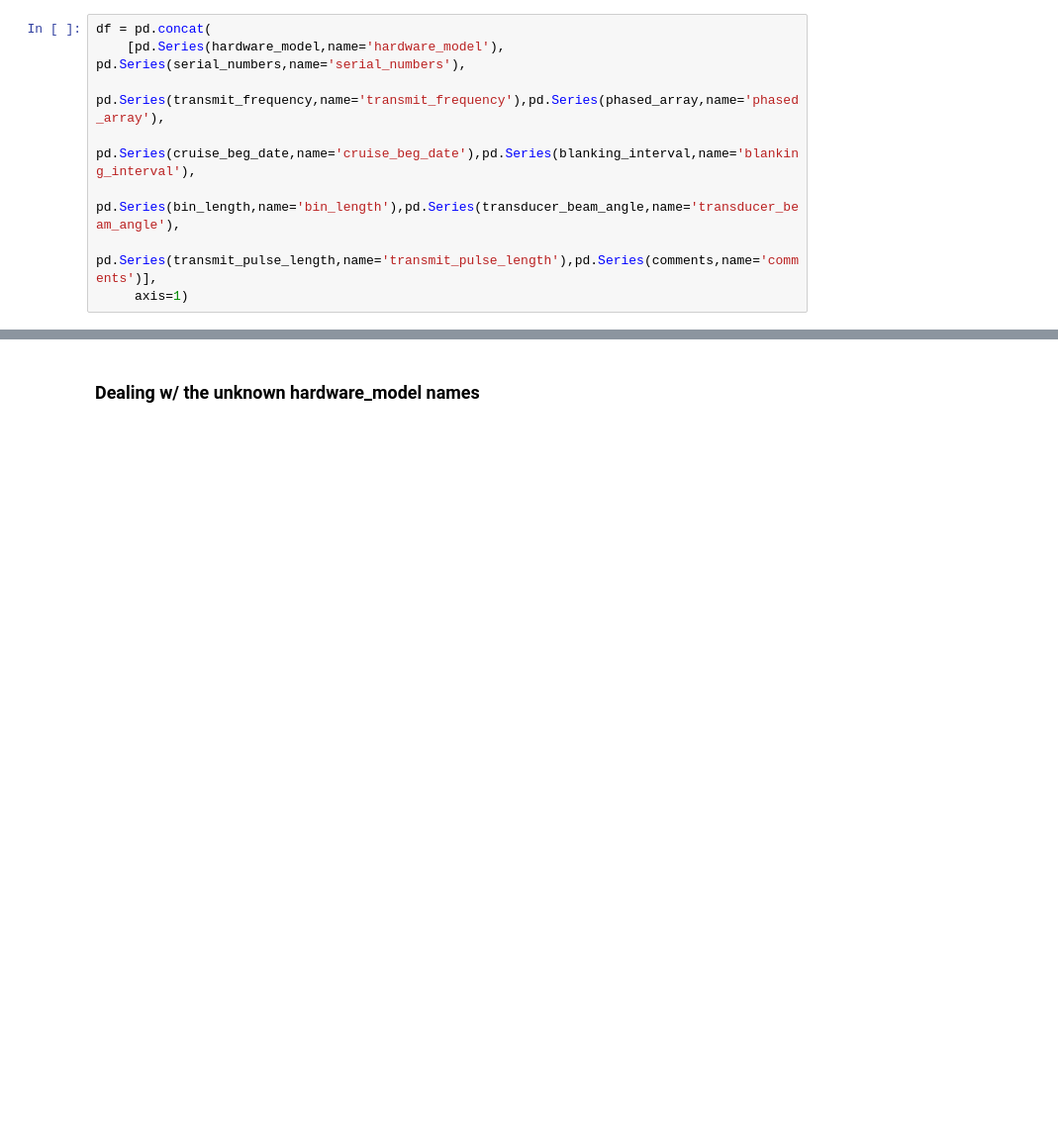
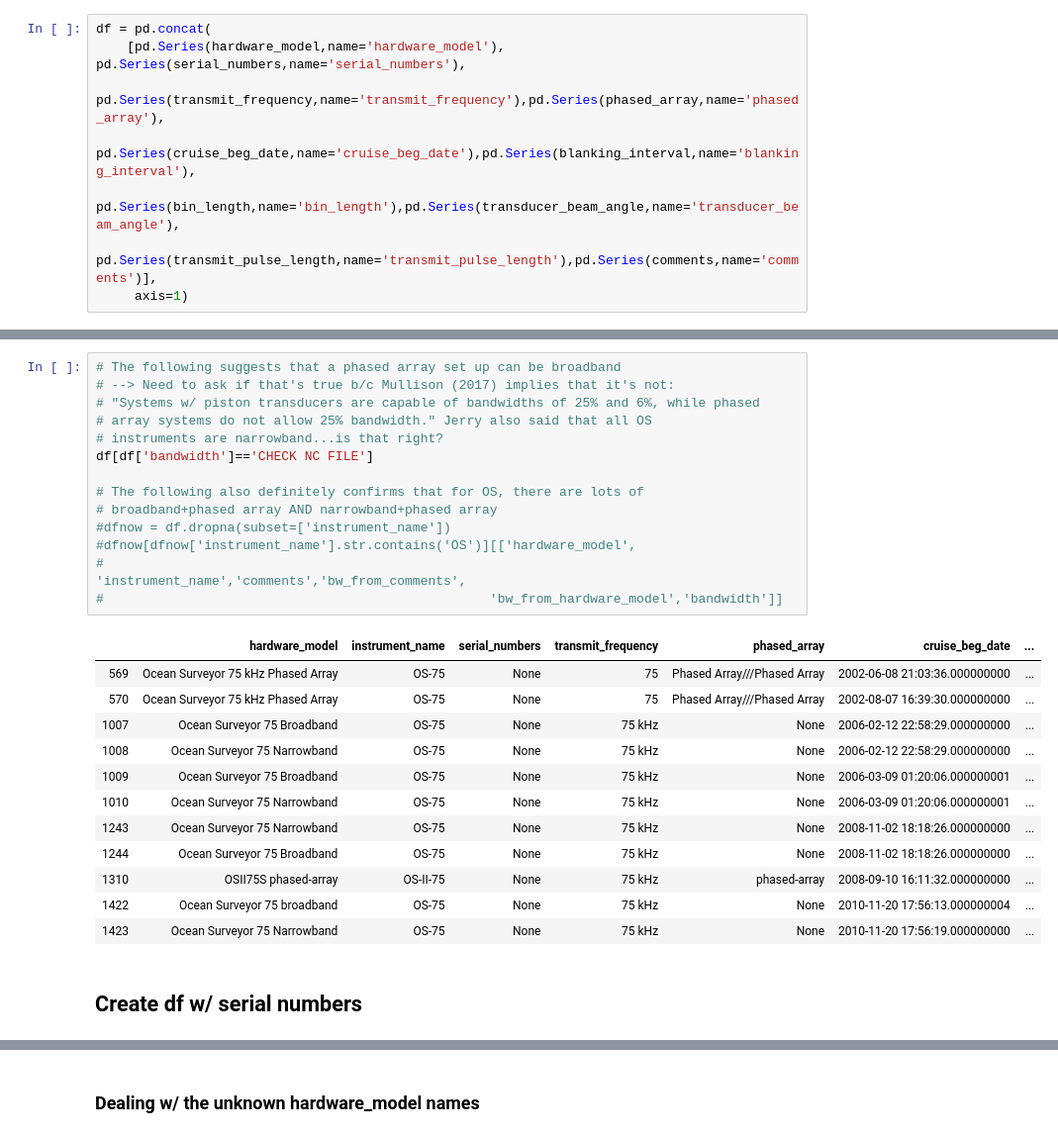
Before and after one commit to shirleyswirley/acoustic-variability, a Jupyter notebook: python/create_instrument_spreadsheet.ipynb, the cells around one changed output, grey strips where cells are left out. Shown: that part at 99% size. Cells and saved outputs as stored; diff of their text form; blank space fills up the shorter version.

Commit message:
adding in phased array nuances

```diff
--- a/python/create_instrument_spreadsheet.ipynb
+++ b/python/create_instrument_spreadsheet.ipynb
@@ -198,0 +277,29 @@ df['hardware_model'].value_counts().to_csv('jasadcp_unique_instruments.csv', hea
+# %%
+# The following suggests that a phased array set up can be broadband
+# --> Need to ask if that's true b/c Mullison (2017) implies that it's not:
+# "Systems w/ piston transducers are capable of bandwidths of 25% and 6%, while phased
+# array systems do not allow 25% bandwidth." Jerry also said that all OS
+# instruments are narrowband...is that right?
+df[df['bandwidth']=='CHECK NC FILE']
+
+# The following also definitely confirms that for OS, there are lots of
+# broadband+phased array AND narrowband+phased array
+#dfnow = df.dropna(subset=['instrument_name'])
+#dfnow[dfnow['instrument_name'].str.contains('OS')][['hardware_model',
+#                                                   'instrument_name','comments','bw_from_comments',
+#                                                  'bw_from_hardware_model','bandwidth']]
+# %% [output]
+|  | hardware_model | instrument_name | serial_numbers | transmit_frequency | phased_array | cruise_beg_date | ... |
+| 569 | Ocean Surveyor 75 kHz Phased Array | OS-75 | None | 75 | Phased Array///Phased Array | 2002-06-08 21:03:36.000000000 | ... |
+| 570 | Ocean Surveyor 75 kHz Phased Array | OS-75 | None | 75 | Phased Array///Phased Array | 2002-08-07 16:39:30.000000000 | ... |
+| 1007 | Ocean Surveyor 75 Broadband | OS-75 | None | 75 kHz | None | 2006-02-12 22:58:29.000000000 | ... |
+| 1008 | Ocean Surveyor 75 Narrowband | OS-75 | None | 75 kHz | None | 2006-02-12 22:58:29.000000000 | ... |
+| 1009 | Ocean Surveyor 75 Broadband | OS-75 | None | 75 kHz | None | 2006-03-09 01:20:06.000000001 | ... |
+| 1010 | Ocean Surveyor 75 Narrowband | OS-75 | None | 75 kHz | None | 2006-03-09 01:20:06.000000001 | ... |
+| 1243 | Ocean Surveyor 75 Narrowband | OS-75 | None | 75 kHz | None | 2008-11-02 18:18:26.000000000 | ... |
+| 1244 | Ocean Surveyor 75 Broadband | OS-75 | None | 75 kHz | None | 2008-11-02 18:18:26.000000000 | ... |
+| 1310 | OSII75S phased-array | OS-II-75 | None | 75 kHz | phased-array | 2008-09-10 16:11:32.000000000 | ... |
+| 1422 | Ocean Surveyor 75 broadband | OS-75 | None | 75 kHz | None | 2010-11-20 17:56:13.000000004 | ... |
+| 1423 | Ocean Surveyor 75 Narrowband | OS-75 | None | 75 kHz | None | 2010-11-20 17:56:19.000000000 | ... |
+# %% [markdown]
+## Create df w/ serial numbers
```
Also changed, not shown: parts of 19 cells of this notebook.
